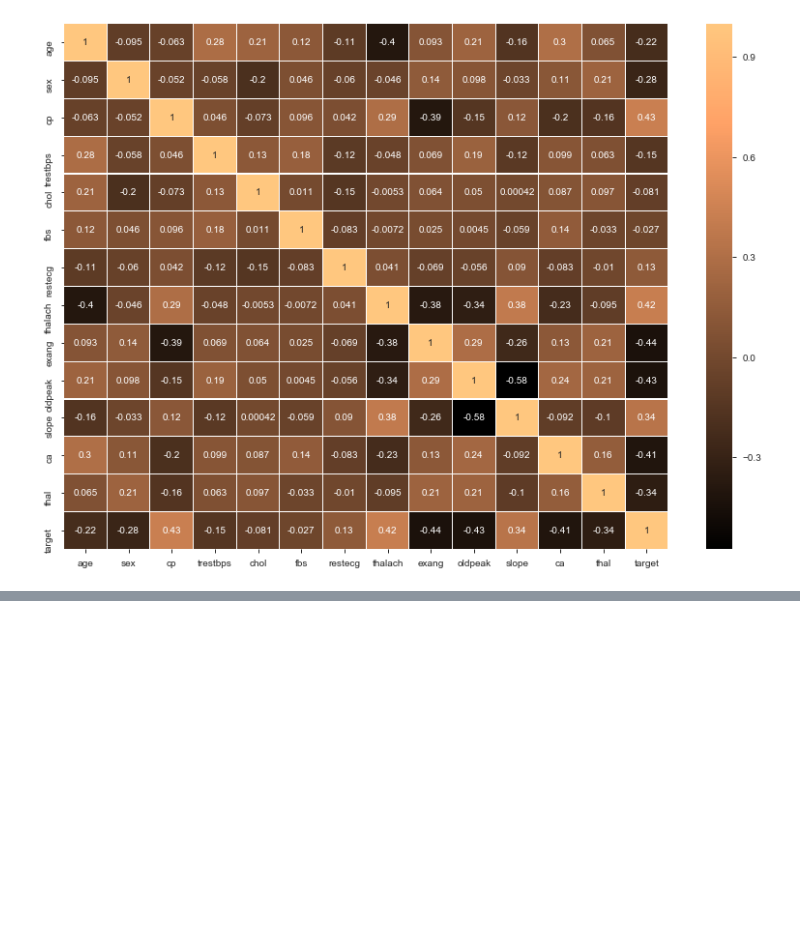
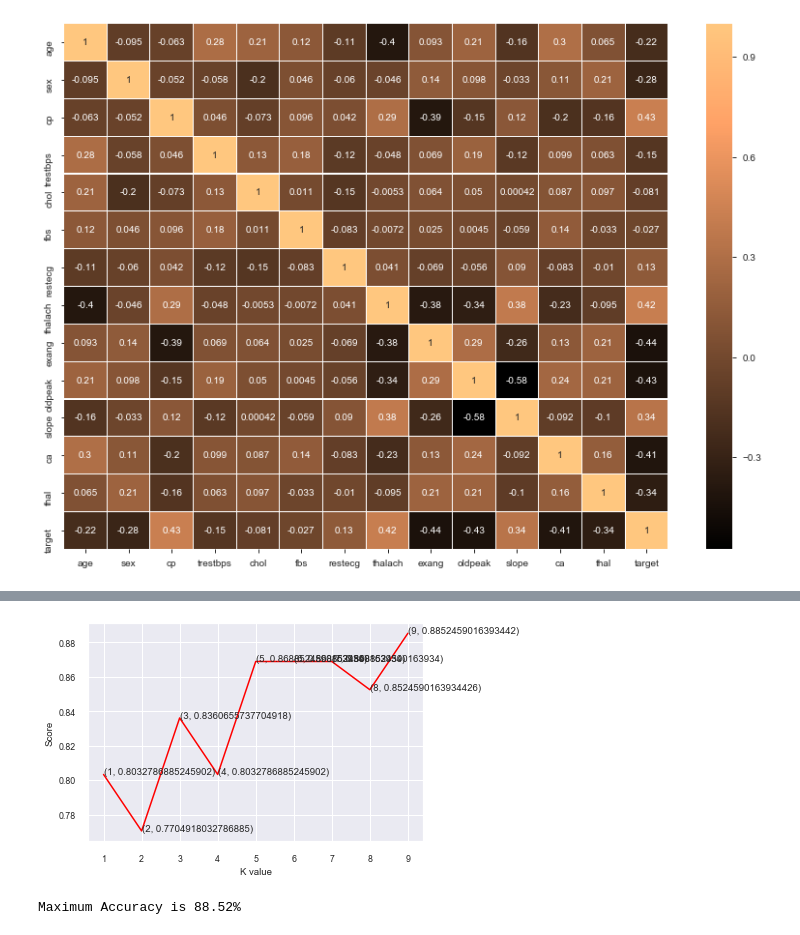
Before and after one commit to jahidkhandaker/HeartDiseasePrediction, a Jupyter notebook: RezowanaAkter/Heart_Disease_Prediction.ipynb, the cells around one changed output, grey strips where cells are left out. Saved outputs shown, nothing was run; the diff lists cells and outputs as text; code cells hidden in the pictures; blank space fills up the shorter version.

```diff
--- a/RezowanaAkter/Heart_Disease_Prediction.ipynb
+++ b/RezowanaAkter/Heart_Disease_Prediction.ipynb
@@ -383,0 +456,20 @@ plt.show()
+# %%
+scoreList = []
+for i in range(1,10):
+    knn2 = KNeighborsClassifier(n_neighbors = i)
+    knn2.fit(X_train, Y_train)
+    scoreList.append(knn2.score(X_test, Y_test))
+
+plt.plot(range(1,10), scoreList, color= "red")
+for i in range(1,10):
+    plt.text(i, scoreList[i-1], (i, scoreList[i-1]))
+plt.xticks(np.arange(1,10,1))
+plt.xlabel("K value")
+plt.ylabel("Score")
+plt.show()
+
+knn_acc = max(scoreList)*100
+print("Maximum Accuracy is {:.2f}%".format(knn_acc))
+# %% [output]
+[figure, added]
+Maximum Accuracy is 88.52%
```
Also changed, not shown: parts of 29 cells of this notebook.
